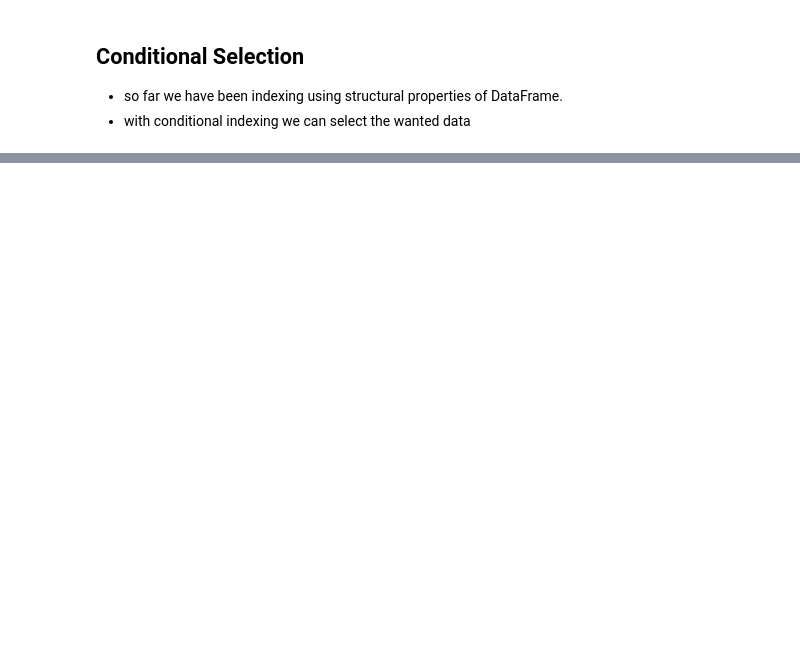
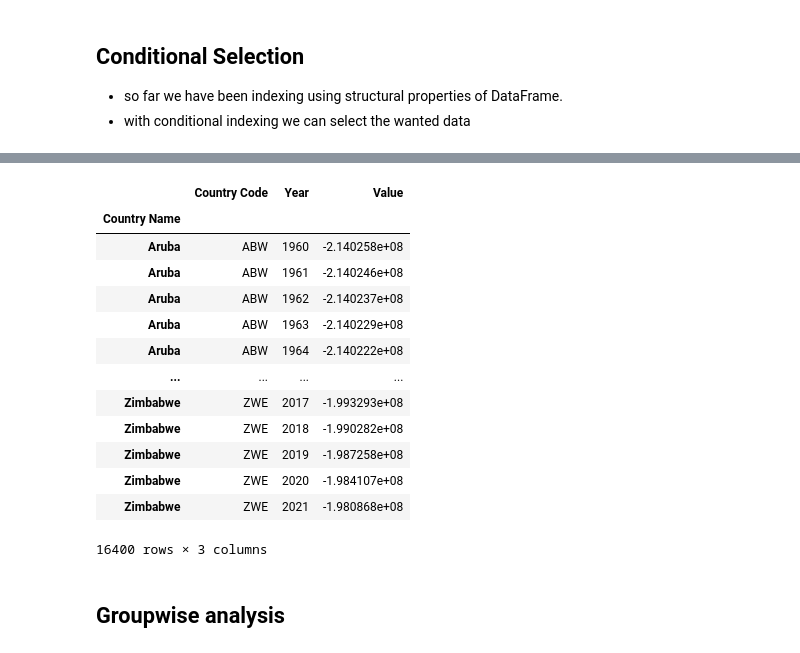
Before and after one commit to ameer-salam/Notes, a Jupyter notebook: Pandas.ipynb, the cells around one changed output, grey strips where cells are left out. Cells and saved outputs as stored; diff of their text form; code cells hidden in the pictures; blank space fills up the shorter version.

```diff
--- a/Pandas.ipynb
+++ b/Pandas.ipynb
@@ -254,0 +339,6 @@ print(data)
+# %%
+import pandas as pd
+url = "https://raw.githubusercontent.com/datasets/population/main/data/population.csv"
+data = pd.read_csv(url, index_col=0)
+meanValues= data.Value.mean()
+print(data.Value.map(lambda p: p-meanValues)) #uisng map function we subtracted the mean with all the values in Value
@@ -254,0 +359,23 @@ print(data)
+# %%
+def remean_points(data):
+  data.Value=data.Value-meanValues
+  return data
+
+data.apply(remean_points, axis='columns')
+# %% [output]
+|  | Country Code | Year | Value |
+| Country Name |  |  |  |
+| Aruba | ABW | 1960 | -2.140258e+08 |
+| Aruba | ABW | 1961 | -2.140246e+08 |
+| Aruba | ABW | 1962 | -2.140237e+08 |
+| Aruba | ABW | 1963 | -2.140229e+08 |
+| Aruba | ABW | 1964 | -2.140222e+08 |
+| ... | ... | ... | ... |
+| Zimbabwe | ZWE | 2017 | -1.993293e+08 |
+| Zimbabwe | ZWE | 2018 | -1.990282e+08 |
+| Zimbabwe | ZWE | 2019 | -1.987258e+08 |
+| Zimbabwe | ZWE | 2020 | -1.984107e+08 |
+| Zimbabwe | ZWE | 2021 | -1.980868e+08 |
+16400 rows × 3 columns
+# %% [markdown]
+## Groupwise analysis
```
Also changed, not shown: parts of 11 cells of this notebook.
